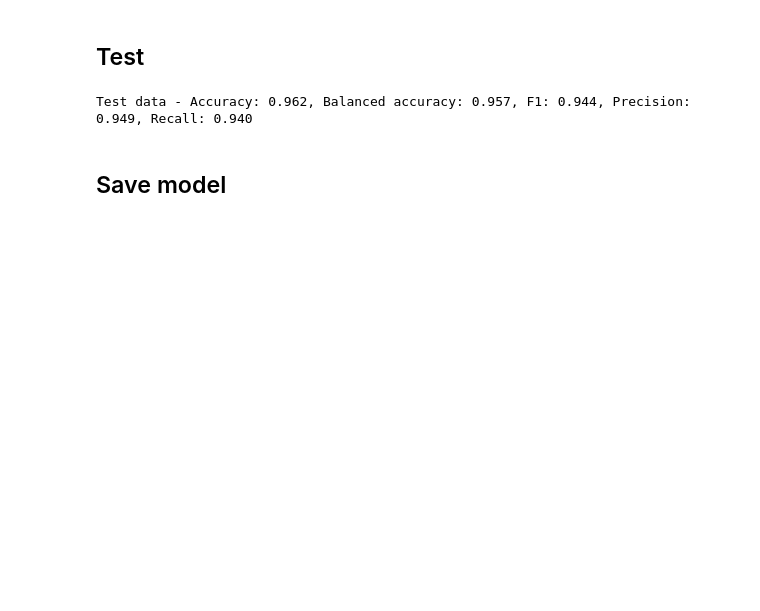
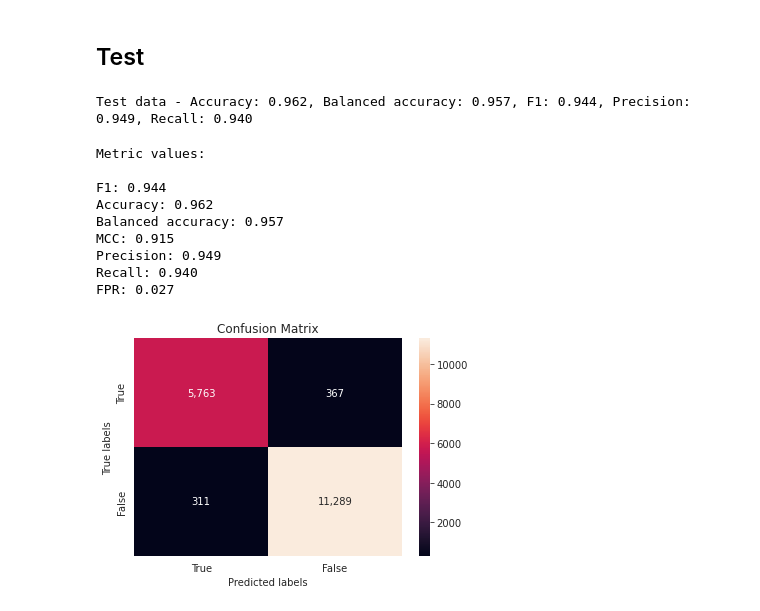
Before and after one commit to jancijen/Phishing-Classification, a Jupyter notebook: notebooks/models/NeuralNetwork_full.ipynb, the cells around one changed output. Cells and saved outputs as stored; diff of their text form; code cells hidden in the pictures; blank space fills up the shorter version.

Commit message:
NN - performance visualization
Add test performance visualizations for the neural network model.

```diff
--- a/notebooks/models/NeuralNetwork_full.ipynb
+++ b/notebooks/models/NeuralNetwork_full.ipynb
@@ -353,5 +357,9 @@ validation loss: 0.1169, acc: 0.9592
 # %% [markdown]
 ## Test
+# %%
+import torch
+
+model_trained = torch.load('nn_full.pt')
 # %%
 preds = []
 true_labels = []
@@ -384,5 +392,3 @@ print('Test data - Accuracy: {:.3f}, Balanced accuracy: {:.3f}, F1: {:.3f}, Prec
                       recall_score(true_labels, preds)))
 # %% [output]
 Test data - Accuracy: 0.962, Balanced accuracy: 0.957, F1: 0.944, Precision: 0.949, Recall: 0.940
-# %% [markdown]
-## Save model
@@ -390,0 +395,30 @@ torch.save(model_trained, 'nn_full.pt')
+# %%
+from sklearn.metrics import matthews_corrcoef, roc_curve
+
+def fpr(y_true, y_pred, sample_weight=None):
+    return roc_curve(y_true, y_pred, sample_weight=sample_weight)[0][1]
+
+METRICS = [
+    ('F1', f1_score),
+    ('Accuracy', accuracy_score),
+    ('Balanced accuracy', balanced_accuracy_score),
+    ('MCC', matthews_corrcoef),
+    ('Precision', precision_score),
+    ('Recall', recall_score),
+    ('FPR', fpr)
+]
+# %%
+from evaluation import evaluate_classifier
+
+evaluate_classifier(true_labels, preds, preds, METRICS)
+# %% [output]
+Metric values:
+
+F1: 0.944
+Accuracy: 0.962
+Balanced accuracy: 0.957
+MCC: 0.915
+Precision: 0.949
+Recall: 0.940
+FPR: 0.027
+[figure, added]
```
Also changed, not shown: parts of 3 cells of this notebook.
